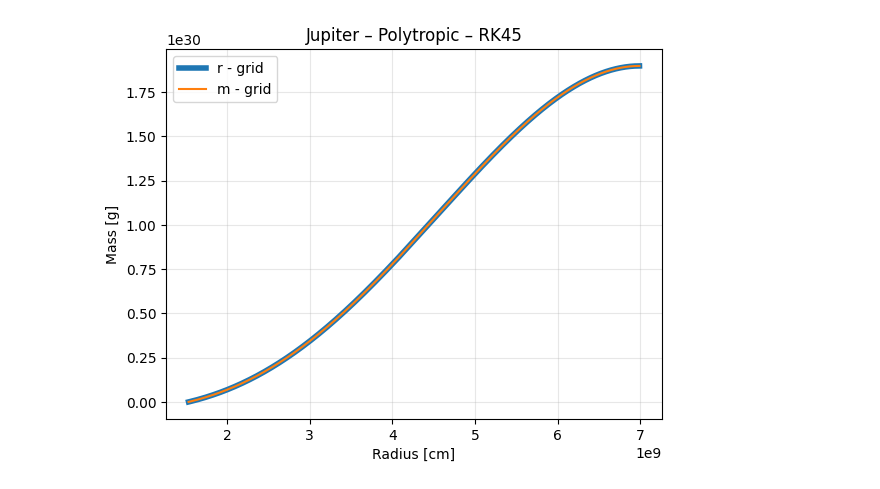
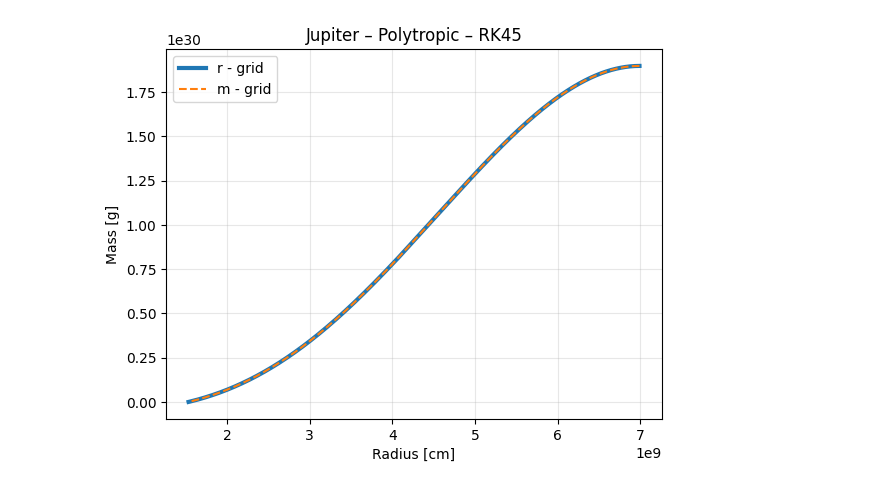
Before and after one commit to Akut-Luna/AST-514-Final-Project, a Jupyter notebook: plot_2.ipynb, the cells around one changed output. Drawn from its saved outputs; the diff is of its cells as text; code cells hidden in the pictures.

```diff
--- a/plot_2.ipynb
+++ b/plot_2.ipynb
@@ -10,33 +10,33 @@ def load_data():
 
     file_path = os.path.join('data', 'simulation_results', 'plot_2', 'm.csv')
     data_m = np.loadtxt(file_path, skiprows=1, delimiter=',')
 
     return data_r, data_m
 
 def plot_data(data_r, data_m):
     # ------------------- plot ------------------
     plt.Figure(figsize=(10,4))
-    plt.plot(data_r[:,0], data_r[:,1], label=f'r - grid', linewidth=4)
-    plt.plot(data_m[:,0], data_m[:,1], label=f'm - grid')
+    plt.plot(data_r[:,0], data_r[:,1], label=f'r - grid', linewidth=3)
+    plt.plot(data_m[:,0], data_m[:,1], label=f'm - grid', linestyle='--')
     # plt.yscale('log')
     plt.xlabel('Radius [cm]')
     plt.ylabel('Mass [g]')
     plt.title('Jupiter \u2013 Polytropic \u2013 RK45')
     plt.grid(True, alpha=0.3)
     plt.legend()
 
 
     file_name = 'plot_2_m_vs_r_grid.pdf'
 
     folder_path = os.path.join('plots')
     file_path = os.path.join(folder_path, file_name)
     os.makedirs(folder_path, exist_ok=True)
     plt.savefig(file_path)
 
     plt.show()
     plt.close()
 
 data_r, data_m = load_data()
 plot_data(data_r, data_m)
 # %% [output]
-[figure, old version]
+[figure, new version]
```
Also changed, not shown: 2 other files.
